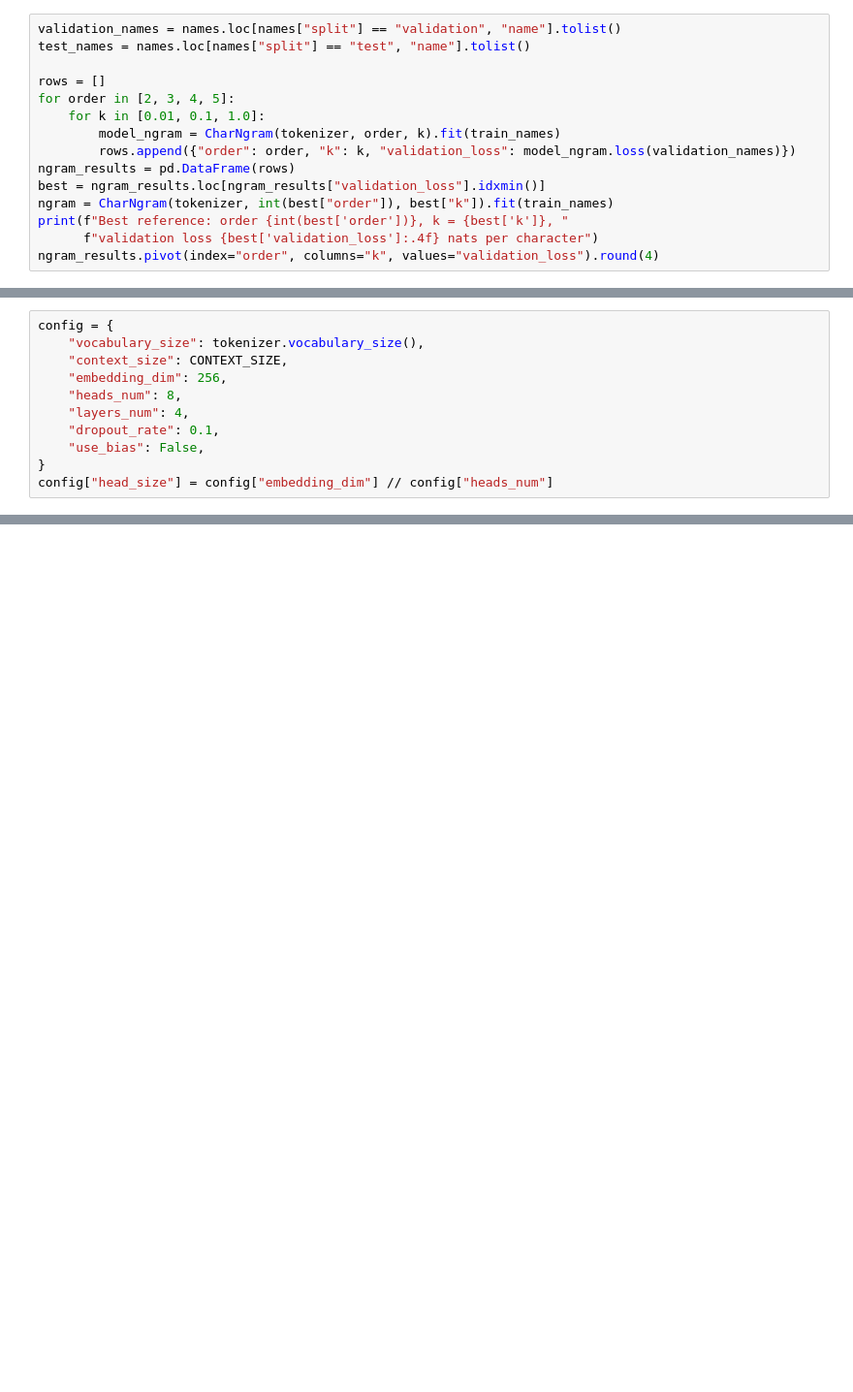
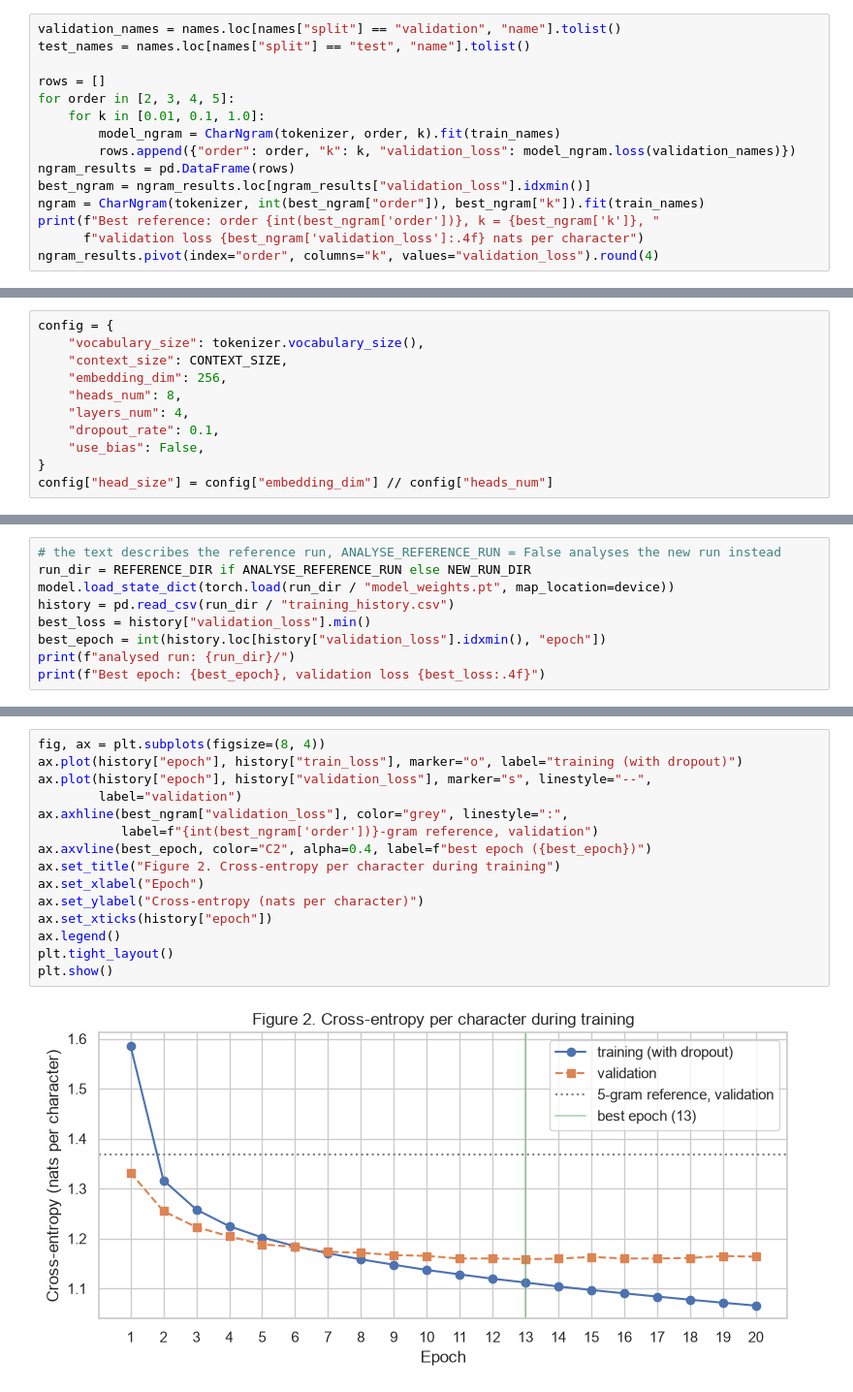
Before and after one commit to mauroreverberi/generative_ai_applications, a Jupyter notebook: generative_model.ipynb, the cells around one changed output, grey strips where cells are left out. Shown at 97% size. Saved outputs shown, nothing was run; the diff lists cells and outputs as text; blank space fills up the shorter version.

Commit message:
training added

```diff
--- a/generative_model.ipynb
+++ b/generative_model.ipynb
@@ -303,10 +318,10 @@ for order in [2, 3, 4, 5]:
         model_ngram = CharNgram(tokenizer, order, k).fit(train_names)
         rows.append({"order": order, "k": k, "validation_loss": model_ngram.loss(validation_names)})
 ngram_results = pd.DataFrame(rows)
-best = ngram_results.loc[ngram_results["validation_loss"].idxmin()]
-ngram = CharNgram(tokenizer, int(best["order"]), best["k"]).fit(train_names)
-print(f"Best reference: order {int(best['order'])}, k = {best['k']}, "
-      f"validation loss {best['validation_loss']:.4f} nats per character")
+best_ngram = ngram_results.loc[ngram_results["validation_loss"].idxmin()]
+ngram = CharNgram(tokenizer, int(best_ngram["order"]), best_ngram["k"]).fit(train_names)
+print(f"Best reference: order {int(best_ngram['order'])}, k = {best_ngram['k']}, "
+      f"validation loss {best_ngram['validation_loss']:.4f} nats per character")
 ngram_results.pivot(index="order", columns="k", values="validation_loss").round(4)
 # %% [output]
 Best reference: order 5, k = 0.1, validation loss 1.3680 nats per character
@@ -371,0 +466,9 @@ NameGPT(
+# %%
+# the text describes the reference run, ANALYSE_REFERENCE_RUN = False analyses the new run instead
+run_dir = REFERENCE_DIR if ANALYSE_REFERENCE_RUN else NEW_RUN_DIR
+model.load_state_dict(torch.load(run_dir / "model_weights.pt", map_location=device))
+history = pd.read_csv(run_dir / "training_history.csv")
+best_loss = history["validation_loss"].min()
+best_epoch = int(history.loc[history["validation_loss"].idxmin(), "epoch"])
+print(f"analysed run: {run_dir}/")
+print(f"Best epoch: {best_epoch}, validation loss {best_loss:.4f}")
@@ -371,0 +478,17 @@ NameGPT(
+# %%
+fig, ax = plt.subplots(figsize=(8, 4))
+ax.plot(history["epoch"], history["train_loss"], marker="o", label="training (with dropout)")
+ax.plot(history["epoch"], history["validation_loss"], marker="s", linestyle="--",
+        label="validation")
+ax.axhline(best_ngram["validation_loss"], color="grey", linestyle=":",
+           label=f"{int(best_ngram['order'])}-gram reference, validation")
+ax.axvline(best_epoch, color="C2", alpha=0.4, label=f"best epoch ({best_epoch})")
+ax.set_title("Figure 2. Cross-entropy per character during training")
+ax.set_xlabel("Epoch")
+ax.set_ylabel("Cross-entropy (nats per character)")
+ax.set_xticks(history["epoch"])
+ax.legend()
+plt.tight_layout()
+plt.show()
+# %% [output]
+[figure, added]
```
Also changed, not shown: parts of 13 cells of this notebook, 4 other files.
